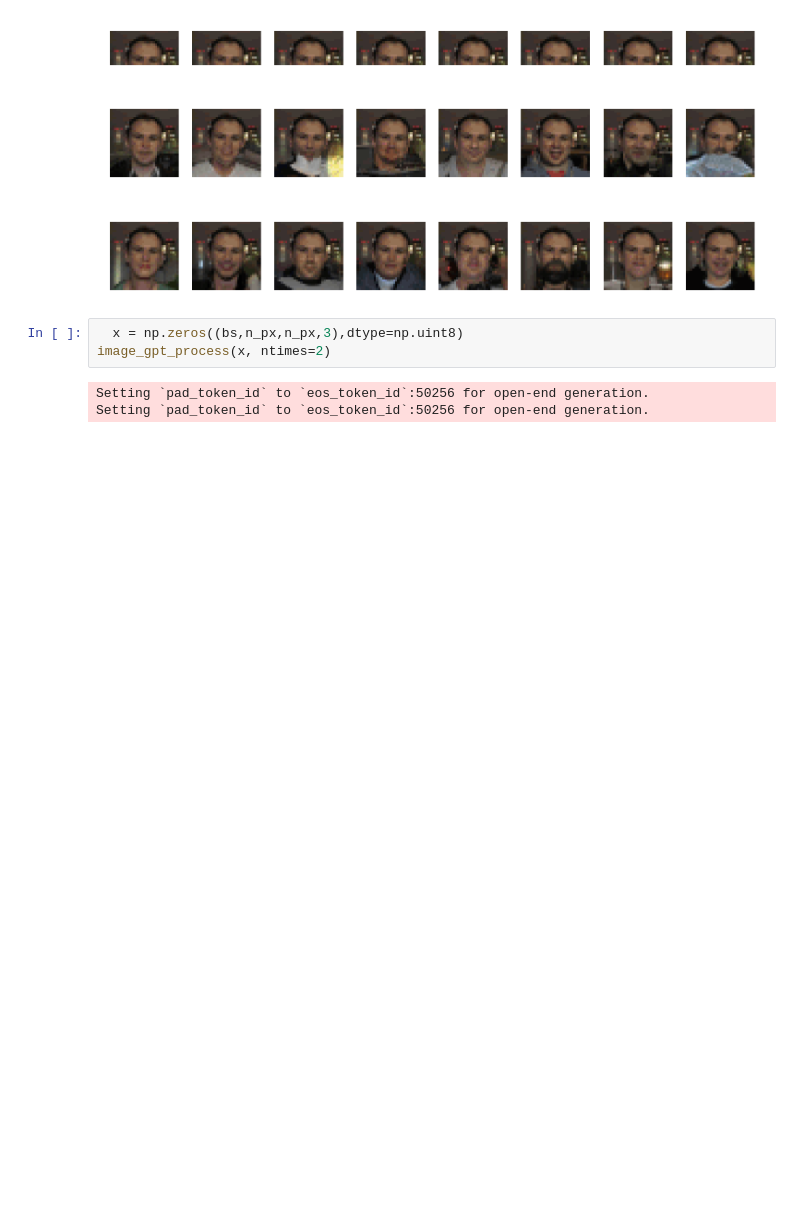
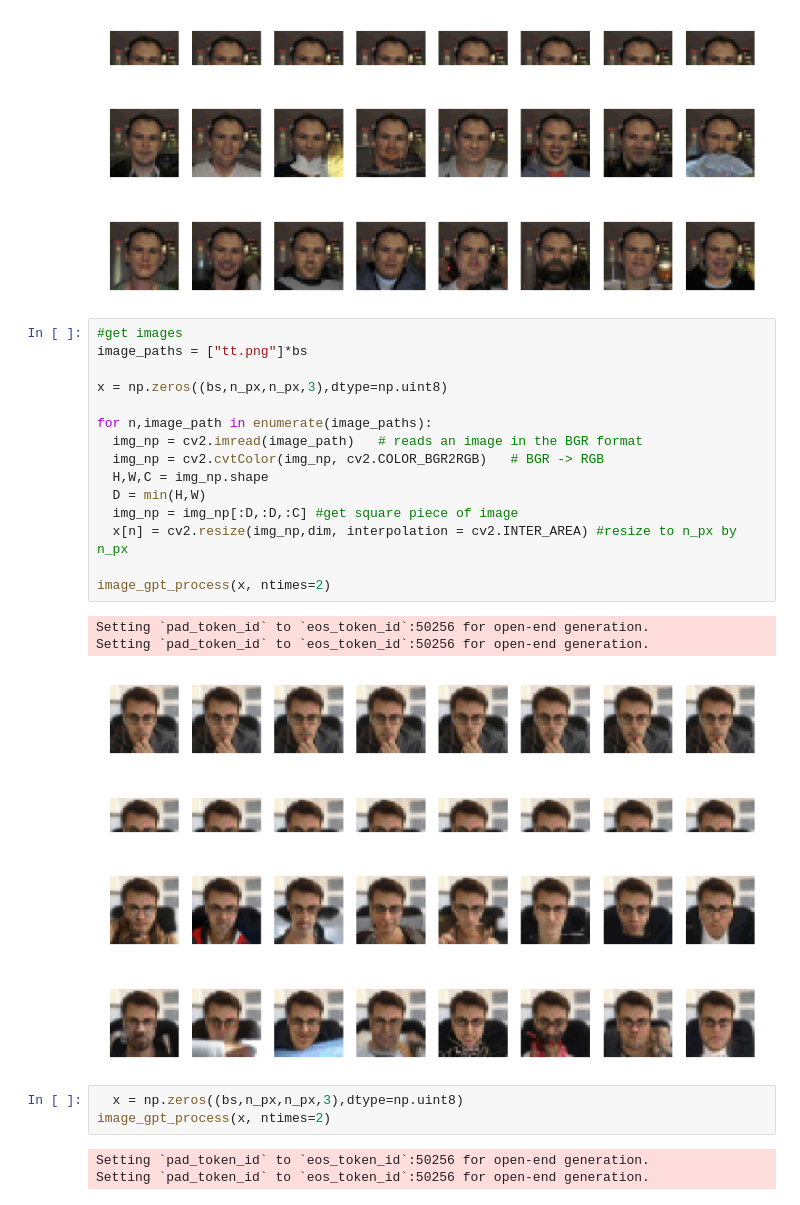
Before and after one commit to beaulima/GAN, a Jupyter notebook: caffe_ml_Transformers_Image_GPT.ipynb, the cells around one changed output. Cells and saved outputs as stored; diff of their text form; blank space fills up the shorter version.

```diff
--- a/caffe_ml_Transformers_Image_GPT.ipynb
+++ b/caffe_ml_Transformers_Image_GPT.ipynb
@@ -638,6 +637,28 @@ Setting `pad_token_id` to `eos_token_id`:50256 for open-end generation.
 [figure]
 [figure]
 [figure]
+# %%
+#get images
+image_paths = ["tt.png"]*bs
+
+x = np.zeros((bs,n_px,n_px,3),dtype=np.uint8)
+
+for n,image_path in enumerate(image_paths):
+  img_np = cv2.imread(image_path)   # reads an image in the BGR format
+  img_np = cv2.cvtColor(img_np, cv2.COLOR_BGR2RGB)   # BGR -> RGB
+  H,W,C = img_np.shape
+  D = min(H,W)
+  img_np = img_np[:D,:D,:C] #get square piece of image
+  x[n] = cv2.resize(img_np,dim, interpolation = cv2.INTER_AREA) #resize to n_px by n_px
+
+image_gpt_process(x, ntimes=2)
+# %% [output]
+Setting `pad_token_id` to `eos_token_id`:50256 for open-end generation.
+Setting `pad_token_id` to `eos_token_id`:50256 for open-end generation.
+[figure, added]
+[figure, added]
+[figure, added]
+[figure, added]
 # %%
   x = np.zeros((bs,n_px,n_px,3),dtype=np.uint8)
 image_gpt_process(x, ntimes=2)
```
Also changed, not shown: parts of 1 cell of this notebook.
